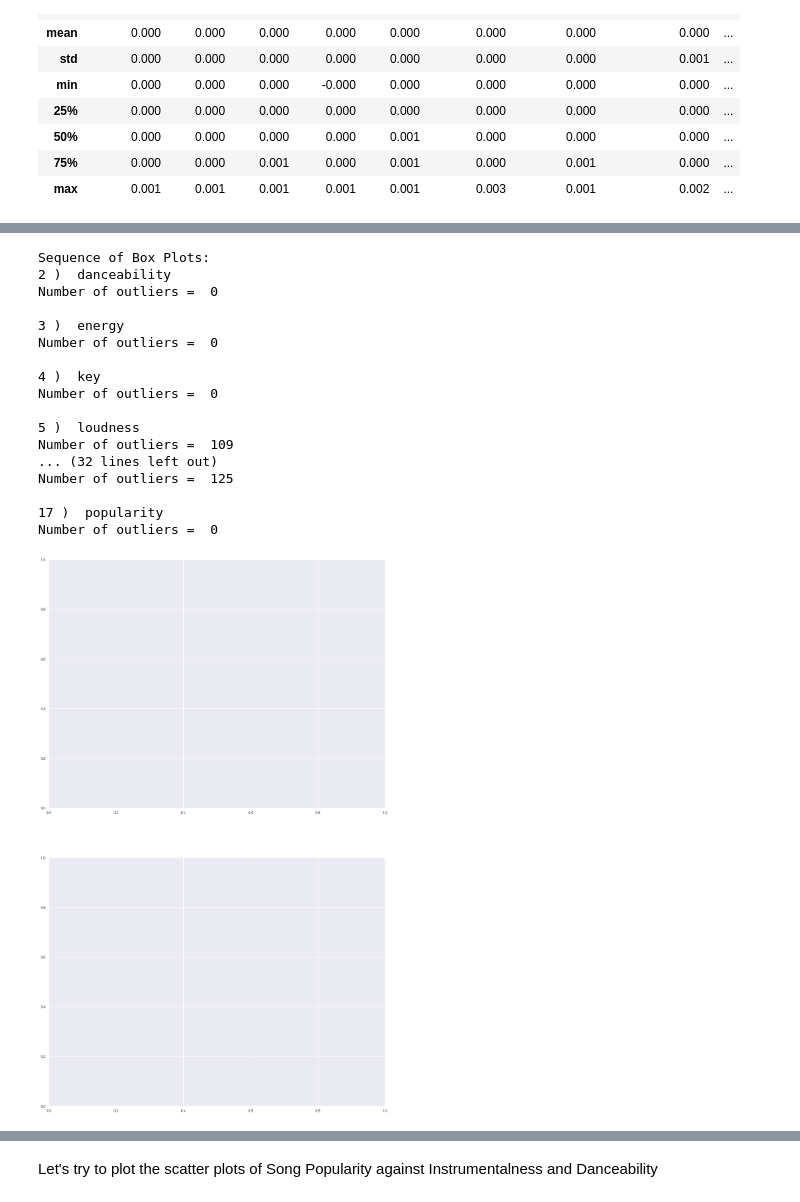
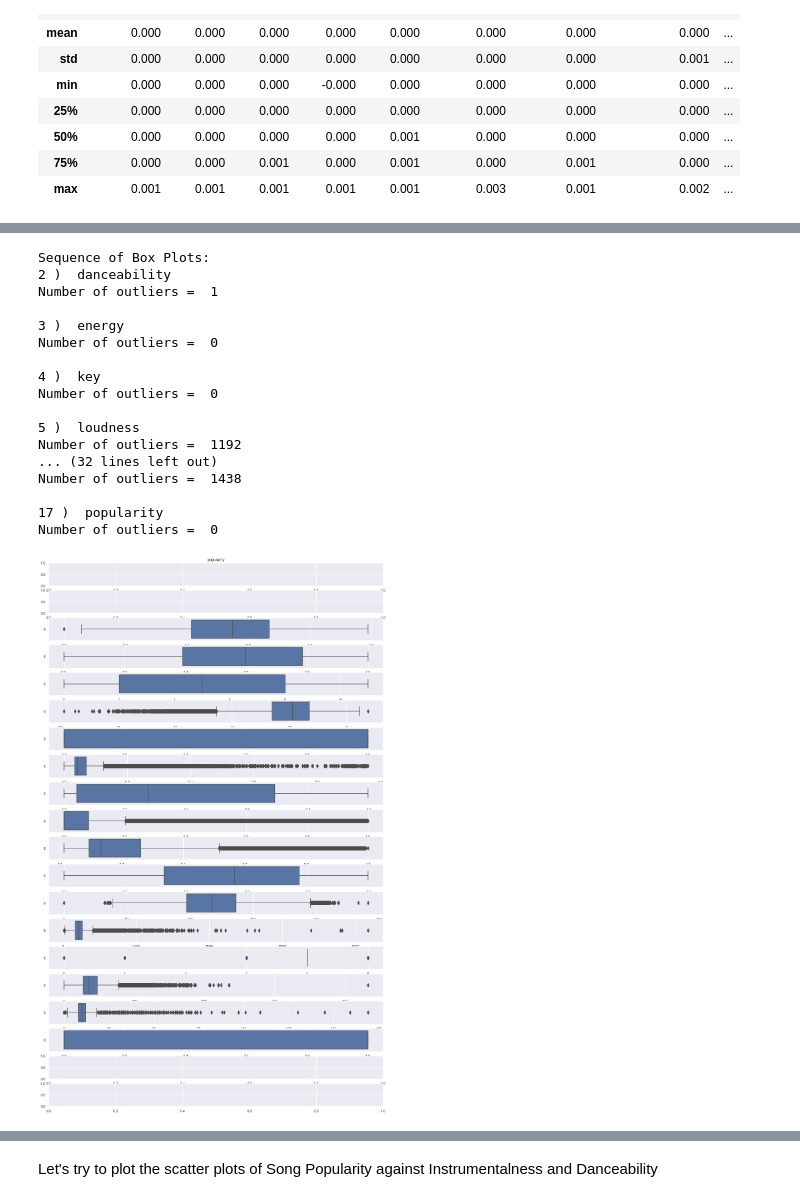
Before and after one commit to DanielTanTWOfficial/song-genre-analysis, a Jupyter notebook: Song Popularity Analysis.ipynb, the cells around one changed output, grey strips where cells are left out. Saved outputs shown, nothing was run; the diff lists cells and outputs as text; code cells hidden in the pictures.

Commit message:
useing genre dataset

```diff
--- a/Song Popularity Analysis.ipynb
+++ b/Song Popularity Analysis.ipynb
@@ -15,7 +15,9 @@ sb.set()
 # %% [markdown]
 Create a dataframe from the dataset
 # %%
-songdata = pd.read_csv('data/knn_songs.csv', index_col=0)
+#songdata = pd.read_csv('data/knn_songs.csv', index_col=0)
+songdata = pd.read_csv('data/genre_music.csv')
+songdata = songdata.sort_values(['track'])
 #songdata = songdata.sort_values(["decade"], ascending = (False))
 songdata.head(20)
 # %% [output]
@@ -188,43 +207,44 @@ songdata.describe().round(3)
 
 # import data about boxplots from matplotlib (since SeaBorn uses MatPlotLib for plotting)
 from matplotlib.cbook import boxplot_stats
-f, axes = plt.subplots(2, 1, figsize=(18, 30))
+f, axes = plt.subplots(20, 1, figsize=(18, 30))
 
 count = 0
 
 print("Sequence of Box Plots: ")
 for var in songdata:
     if(var != "track" and var != "artist" and var != "decade" and var != "genre"):
         #print(var)
         print(count, ") ", var)
         print("Number of outliers = ", len(boxplot_stats(songdata[var]).pop(0)['fliers']), "\n")
-
+        sb.boxplot(data = songdata[var], orient = "h", ax = axes[count], fliersize = 8.0)
+        axes[0].set_title(var)
     count += 1
 
 #sb.boxplot(data = songdata['danceability'], orient = "h", ax = axes[0], fliersize = 8.0)
 #axes[0].set_title('danceability')
 
 #sb.boxplot(data = songdata['energy'], orient = "h", ax = axes[1], fliersize = 8.0)
 #axes[0].set_title('energy')
 # %% [output]
 Sequence of Box Plots:
 2 )  danceability
-Number of outliers =  0
+Number of outliers =  1
 
 3 )  energy
 Number of outliers =  0
 
 4 )  key
 Number of outliers =  0
 
 5 )  loudness
-Number of outliers =  109
+Number of outliers =  1192
 ... (32 lines left out)
-Number of outliers =  125
+Number of outliers =  1438
 
 17 )  popularity
 Number of outliers =  0
-[figure, old version]
+[figure, new version]
 # %%
 # Draw the histogram & violin plot distributions of all 4 variables
 f, axes = plt.subplots(15, 3, figsize=(18, 30))
```
Also changed, not shown: parts of 15 cells of this notebook, 1 other file.
